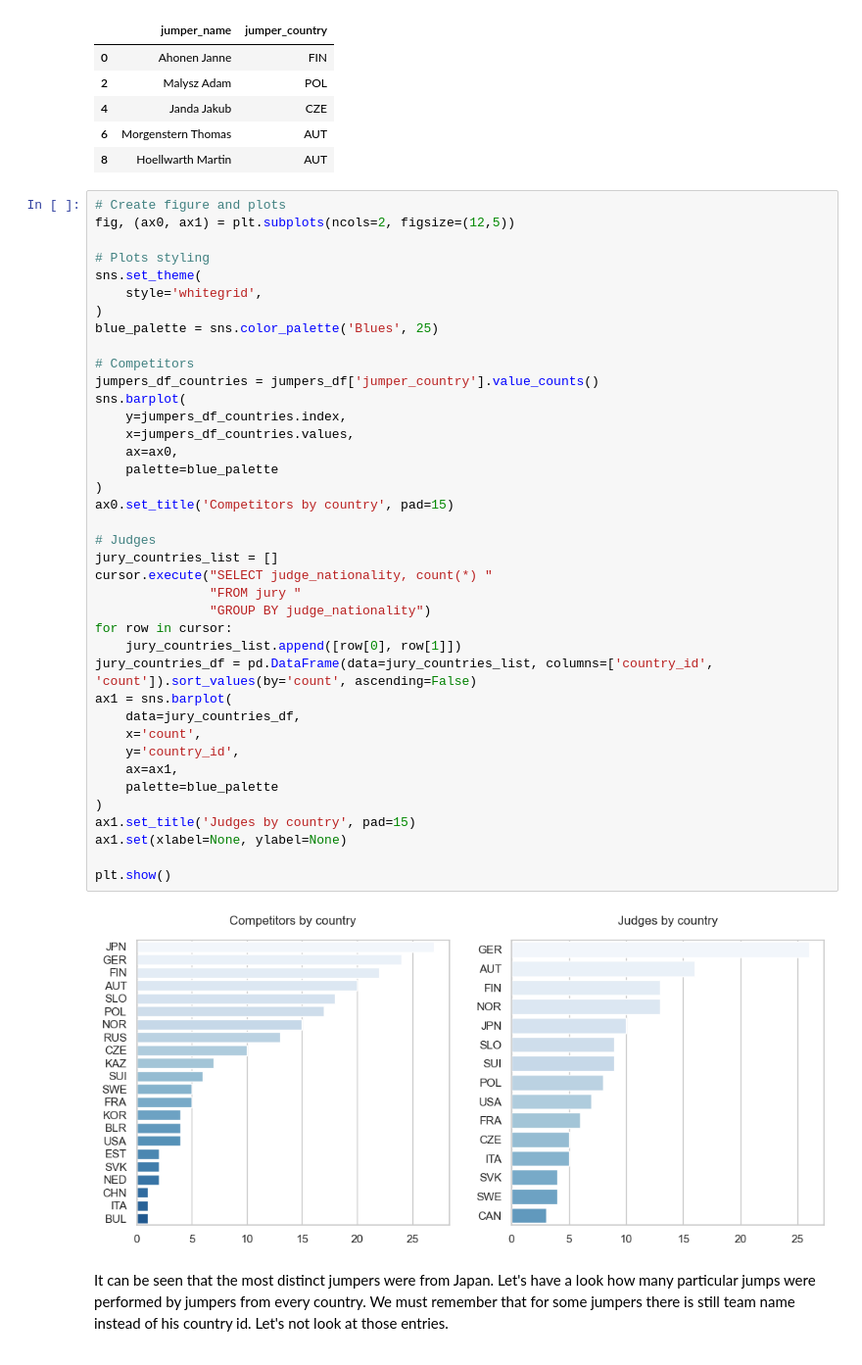
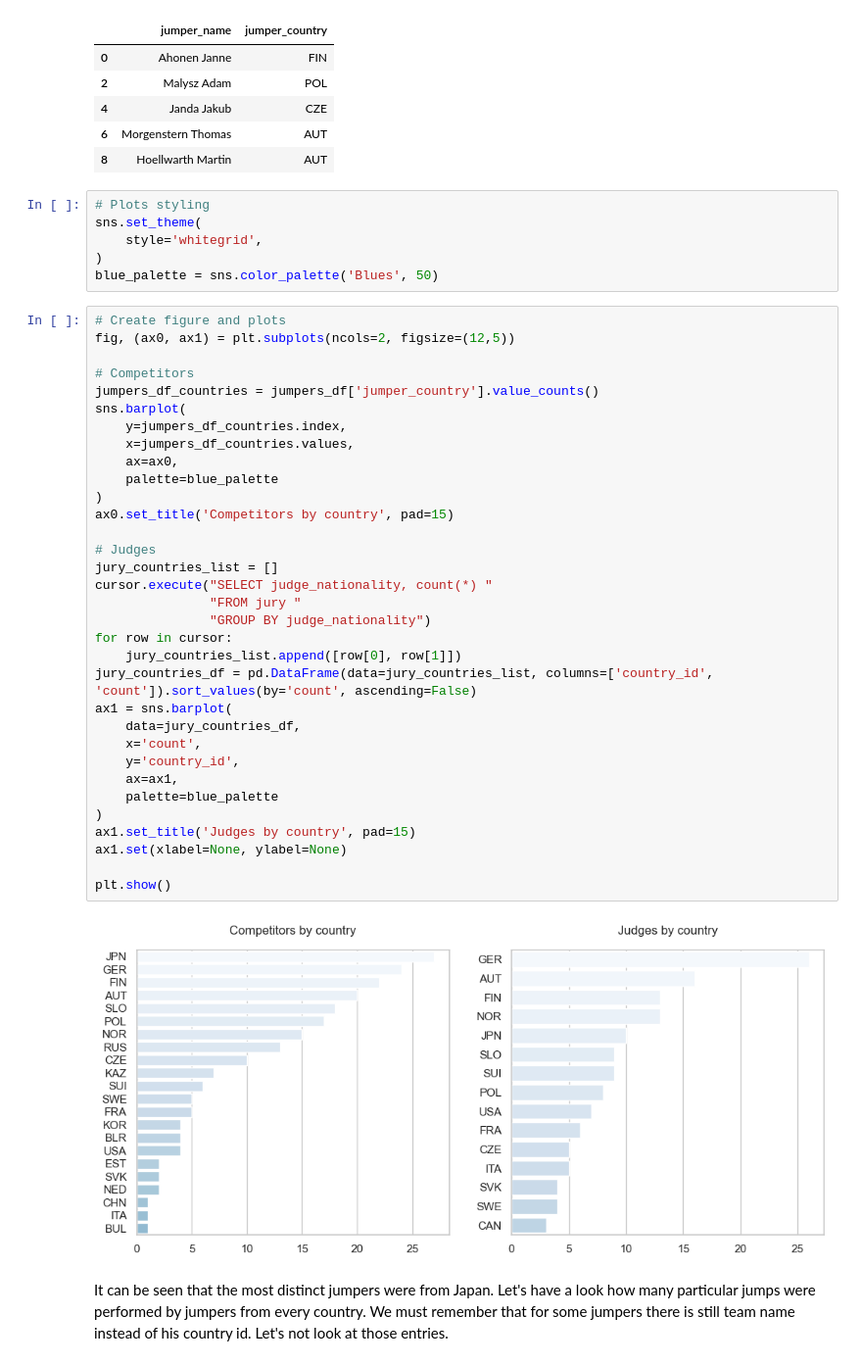
Before and after one commit to vroobelle93/02_ski_jumping, a Jupyter notebook: 02_ski_jumping.ipynb, the cells around one changed output. Shown: that part at 98% size. Cells and saved outputs as stored; diff of their text form.

```diff
--- a/02_ski_jumping.ipynb
+++ b/02_ski_jumping.ipynb
@@ -361,47 +363,47 @@ jumpers_df.head()
 | 4 | Janda Jakub | CZE |
 | 6 | Morgenstern Thomas | AUT |
 | 8 | Hoellwarth Martin | AUT |
+# %%
+# Plots styling
+sns.set_theme(
+    style='whitegrid',
+)
+blue_palette = sns.color_palette('Blues', 50)
 # %%
 # Create figure and plots
 fig, (ax0, ax1) = plt.subplots(ncols=2, figsize=(12,5))
-
-# Plots styling
-sns.set_theme(
-    style='whitegrid',
-)
-blue_palette = sns.color_palette('Blues', 25)
 
 # Competitors
 jumpers_df_countries = jumpers_df['jumper_country'].value_counts()
 sns.barplot(
     y=jumpers_df_countries.index,
     x=jumpers_df_countries.values,
     ax=ax0,
     palette=blue_palette
 )
 ax0.set_title('Competitors by country', pad=15)
 
 # Judges
 jury_countries_list = []
 cursor.execute("SELECT judge_nationality, count(*) "
                "FROM jury "
                "GROUP BY judge_nationality")
 for row in cursor:
     jury_countries_list.append([row[0], row[1]])
 jury_countries_df = pd.DataFrame(data=jury_countries_list, columns=['country_id', 'count']).sort_values(by='count', ascending=False)
 ax1 = sns.barplot(
     data=jury_countries_df,
     x='count',
     y='country_id',
     ax=ax1,
     palette=blue_palette
 )
 ax1.set_title('Judges by country', pad=15)
 ax1.set(xlabel=None, ylabel=None)
 
 plt.show()
 # %% [output]
-[figure, old version]
+[figure, new version]
 # %% [markdown]
 It can be seen that the most distinct jumpers were from Japan. Let's have a look how many particular jumps were performed by jumpers from every country. We must remember that for some jumpers there is still team name instead of his country id. Let's not look at those entries.
 # %%
```
Also changed, not shown: parts of 13 cells of this notebook, 1 other file.
